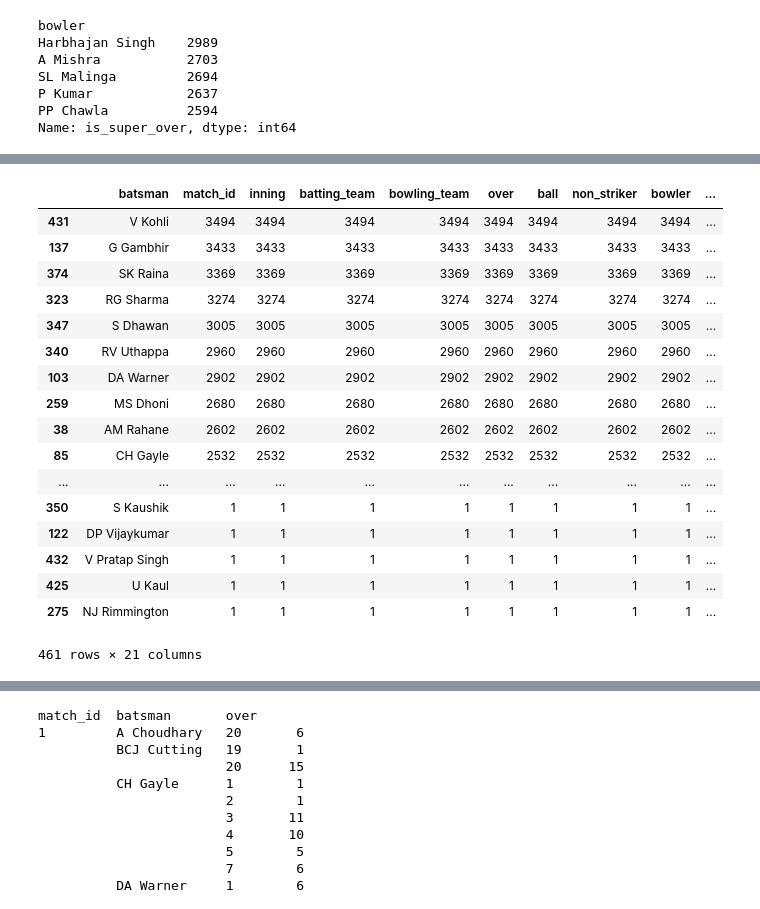
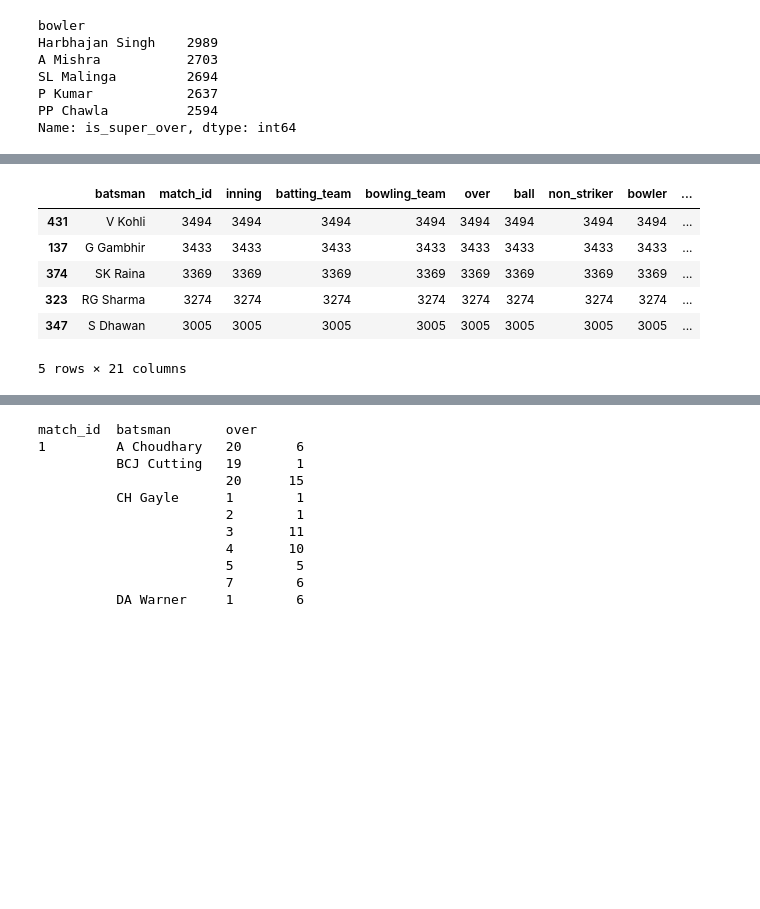
Before and after one commit to Ishita-Kedia/IPL_Analysis, a Jupyter notebook: 11.ipynb, the cells around one changed output, grey strips where cells are left out. Cells and saved outputs as stored; diff of their text form; code cells hidden in the pictures; blank space fills up the shorter version.

```diff
--- a/11.ipynb
+++ b/11.ipynb
@@ -279,26 +271,15 @@ Name: over, Length: 356, dtype: int64
 # %%
 z = data.groupby('batsman').agg('count').reset_index().sort_values(by='batsman_runs',ascending=False)
 # %%
-z
+z.head()
 # %% [output]
 |  | batsman | match_id | inning | batting_team | bowling_team | over | ball | non_striker | bowler | ... |
 | 431 | V Kohli | 3494 | 3494 | 3494 | 3494 | 3494 | 3494 | 3494 | 3494 | ... |
 | 137 | G Gambhir | 3433 | 3433 | 3433 | 3433 | 3433 | 3433 | 3433 | 3433 | ... |
 | 374 | SK Raina | 3369 | 3369 | 3369 | 3369 | 3369 | 3369 | 3369 | 3369 | ... |
 | 323 | RG Sharma | 3274 | 3274 | 3274 | 3274 | 3274 | 3274 | 3274 | 3274 | ... |
 | 347 | S Dhawan | 3005 | 3005 | 3005 | 3005 | 3005 | 3005 | 3005 | 3005 | ... |
-| 340 | RV Uthappa | 2960 | 2960 | 2960 | 2960 | 2960 | 2960 | 2960 | 2960 | ... |
-| 103 | DA Warner | 2902 | 2902 | 2902 | 2902 | 2902 | 2902 | 2902 | 2902 | ... |
-| 259 | MS Dhoni | 2680 | 2680 | 2680 | 2680 | 2680 | 2680 | 2680 | 2680 | ... |
-| 38 | AM Rahane | 2602 | 2602 | 2602 | 2602 | 2602 | 2602 | 2602 | 2602 | ... |
-| 85 | CH Gayle | 2532 | 2532 | 2532 | 2532 | 2532 | 2532 | 2532 | 2532 | ... |
-| ... | ... | ... | ... | ... | ... | ... | ... | ... | ... | ... |
-| 350 | S Kaushik | 1 | 1 | 1 | 1 | 1 | 1 | 1 | 1 | ... |
-| 122 | DP Vijaykumar | 1 | 1 | 1 | 1 | 1 | 1 | 1 | 1 | ... |
-| 432 | V Pratap Singh | 1 | 1 | 1 | 1 | 1 | 1 | 1 | 1 | ... |
-| 425 | U Kaul | 1 | 1 | 1 | 1 | 1 | 1 | 1 | 1 | ... |
-| 275 | NJ Rimmington | 1 | 1 | 1 | 1 | 1 | 1 | 1 | 1 | ... |
-461 rows × 21 columns
+5 rows × 21 columns
 # %%
 bowl=data.groupby(['match_id','bowler','over'])['total_runs'].sum()
 bowl_eco=pd.DataFrame(bowl)
```
Also changed, not shown: parts of 14 cells of this notebook, 3 other files.
